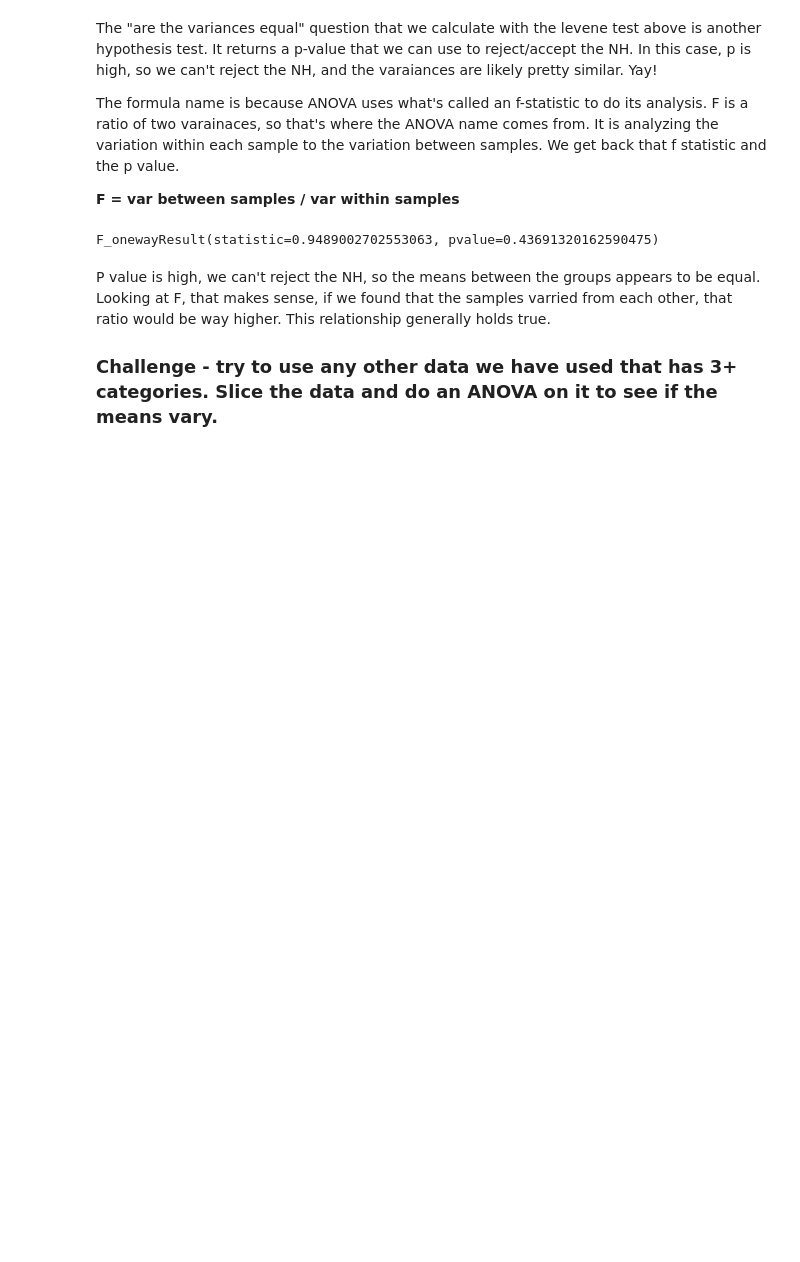
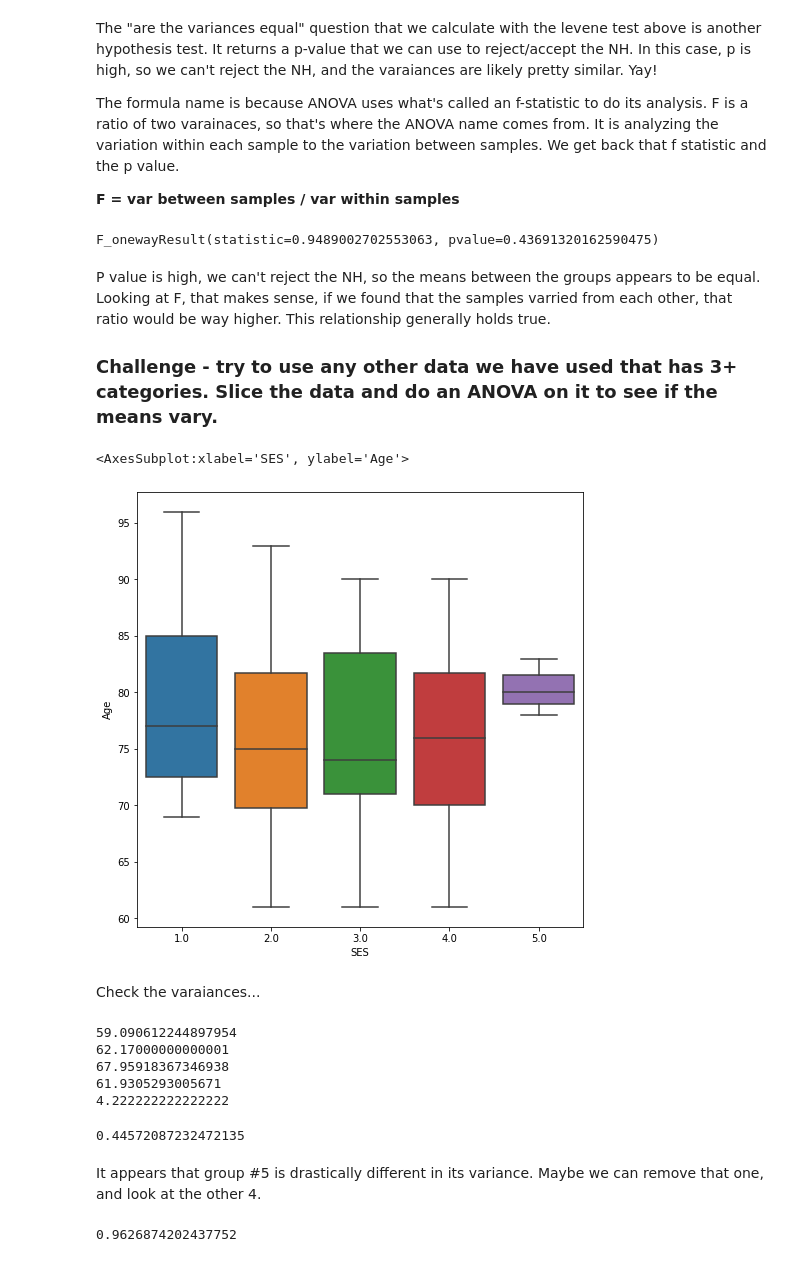
Before and after one commit to zareeiant/Basic_Stats_in_Python_Student_Workbooks, a Jupyter notebook: 019_Hypothesis_Test_2_sol.ipynb, the cells around one changed output. Cells and saved outputs as stored; diff of their text form; code cells hidden in the pictures; blank space fills up the shorter version.

```diff
--- a/019_Hypothesis_Test_2_sol.ipynb
+++ b/019_Hypothesis_Test_2_sol.ipynb
@@ -236,0 +248,41 @@ P value is high, we can't reject the NH, so the means between the groups appears
+# %%
+#ANOVA
+sns.boxplot(data=df2, x="SES", y="Age")
+# %% [output]
+<AxesSubplot:xlabel='SES', ylabel='Age'>
+[figure, added]
+# %% [markdown]
+Check the varaiances...
+# %%
+print(np.var(df2['Age'][df2['SES'] == 1.0]))
+print(np.var(df2['Age'][df2['SES'] == 2.0]))
+print(np.var(df2['Age'][df2['SES'] == 3.0]))
+print(np.var(df2['Age'][df2['SES'] == 4.0]))
+print(np.var(df2['Age'][df2['SES'] == 5.0]))
+# %% [output]
+59.090612244897954
+62.17000000000001
+67.95918367346938
+61.9305293005671
+4.222222222222222
+# %%
+#First, test for vars being equal-ish
+varStat, varP = ss.levene(df2['Age'][df2['SES'] == 1.0],
+               df2['Age'][df2['SES'] == 2.0],
+               df2['Age'][df2['SES'] == 3.0],
+               df2['Age'][df2['SES'] == 4.0],
+               df2['Age'][df2['SES'] == 5.0])
+varP
+# %% [output]
+0.44572087232472135
+# %% [markdown]
+It appears that group #5 is drastically different in its variance. Maybe we can remove that one, and look at the other 4.
+# %%
+#First, test for vars being equal-ish
+varStat, varP = ss.levene(df2['Age'][df2['SES'] == 1.0],
+               df2['Age'][df2['SES'] == 2.0],
+               df2['Age'][df2['SES'] == 3.0],
+               df2['Age'][df2['SES'] == 4.0])
+varP
+# %% [output]
+0.9626874202437752
```
Also changed, not shown: parts of 12 cells of this notebook, 3 other files.
